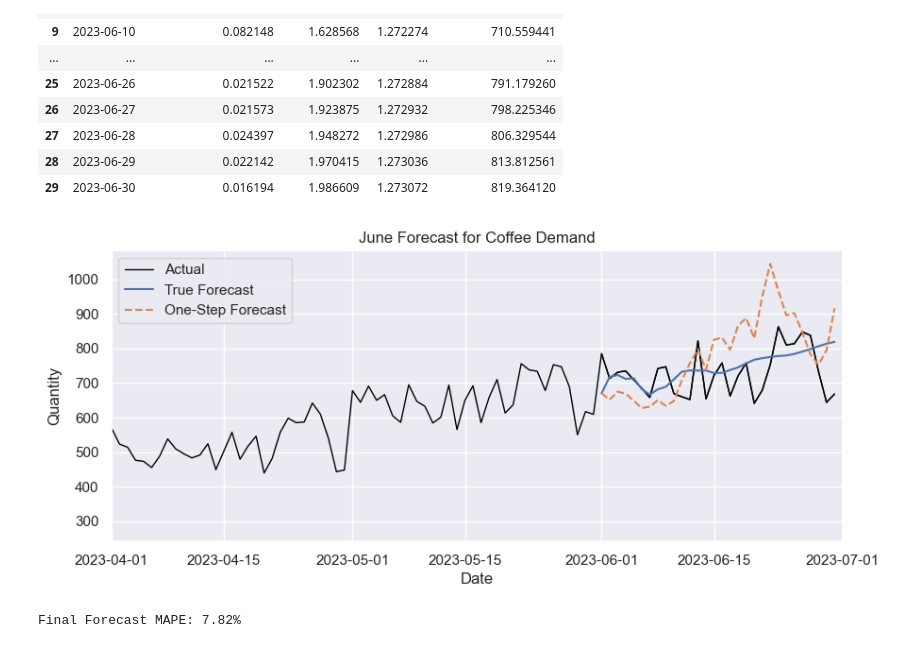
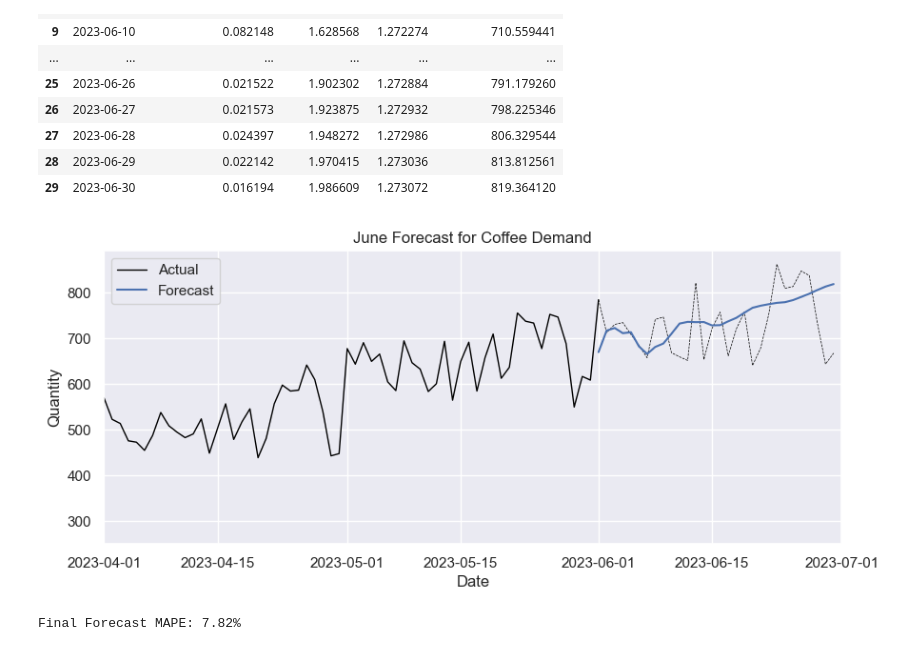
Before and after one commit to Murphysics1/masters_capstone, a Jupyter notebook: Coffee_MLR_Model.ipynb, the cells around one changed output. Drawn from its saved outputs; the diff is of its cells as text; code cells hidden in the pictures.

```diff
--- a/Coffee_MLR_Model.ipynb
+++ b/Coffee_MLR_Model.ipynb
@@ -203,8 +203,8 @@ plt.show()
 # %%
 df_test = df_coffee.iloc[df_coffee.index[df_coffee['Date'] == split_date][0]-idx:,].copy()
 df_test['Quantity_BC_Transform'] = boxcox(df_test['Quantity'],lam)
-df_test['Scaled_Transform'] = scaler_bc.transform(df_test[['Quantity_BC_Transform']])
-df_test['Difference'] = df_test['Scaled_Transform'].diff()
+df_test['Quantity_BC_Scaled'] = scaler_bc.transform(df_test[['Quantity_BC_Transform']])
+df_test['Difference'] = df_test['Quantity_BC_Scaled'].diff()
 
 time_lag(df_test,'Difference',steps=idx)
 
@@ -270,0 +280,4 @@ lam
+# %%
+last_value = df_coffee_bc_scaled['Quantity_BC_Scaled'][150]
+
+print(f'Last known value: {last_value:.6f}')
@@ -355,6 +368,6 @@ last_scaled = model_df.loc[model_df['Date'] == '2023-05-31', 'Quantity_BC_Scaled
 # %%
 df_forecast
-df_forecast['Re-Summed'] = df_forecast['Predicted_Difference'].cumsum() + last_scaled
+df_forecast['Re-Summed'] = df_forecast['Predicted_Difference'].cumsum() + last_value
 
 df_forecast['Unscaled'] = scaler_bc.inverse_transform(df_forecast[['Re-Summed']])
 
@@ -382,16 +395,16 @@ df_forecast
 # %%
 plt.figure(figsize=(10,4))
 
-ax = sns.lineplot(data=df_coffee, x='Date',y='Quantity',c='black', linewidth = 1)
-ax= sns.lineplot(data=df_test_rollup, x='Date', y='Quantity',label ="Actual", c = 'black', linewidth = 1)
-ax = sns.lineplot(data=df_forecast, x='Date',y='Predicted Quantity',label='True Forecast')
-ax = sns.lineplot(data=df_test_rollup, x='Date', y= 'Predicted Quantity', label = 'One-Step Forecast', linestyle = '--')
+ax = sns.lineplot(data=df_coffee[df_coffee['Date']<= '2023-06-01'], x='Date',y='Quantity',c='black', label = 'Actual',linewidth = 1)
+ax = sns.lineplot(data=df_coffee[df_coffee['Date'] >= '2023-06-01'], x='Date',y='Quantity',c='black',linewidth = 0.5, linestyle = '--')
+ax = sns.lineplot(data=df_forecast, x='Date',y='Predicted Quantity',label='Forecast')
+#ax = sns.lineplot(data=df_test_rollup, x='Date', y= 'Predicted Quantity', label = 'One-Step Forecast', linestyle = '--')
 
 ax.set(title = "June Forecast for Coffee Demand")
 plt.xlim(np.datetime64('2023-04-01'),np.datetime64('2023-07-01'))
 plt.show()
 # %% [output]
-[figure, old version]
+[figure, new version]
 # %%
 forecast_mape = mean_absolute_percentage_error(df_test_rollup['Quantity'],df_forecast['Predicted Quantity'])*100
 
```
Also changed, not shown: parts of 11 cells of this notebook, 3 other files.
